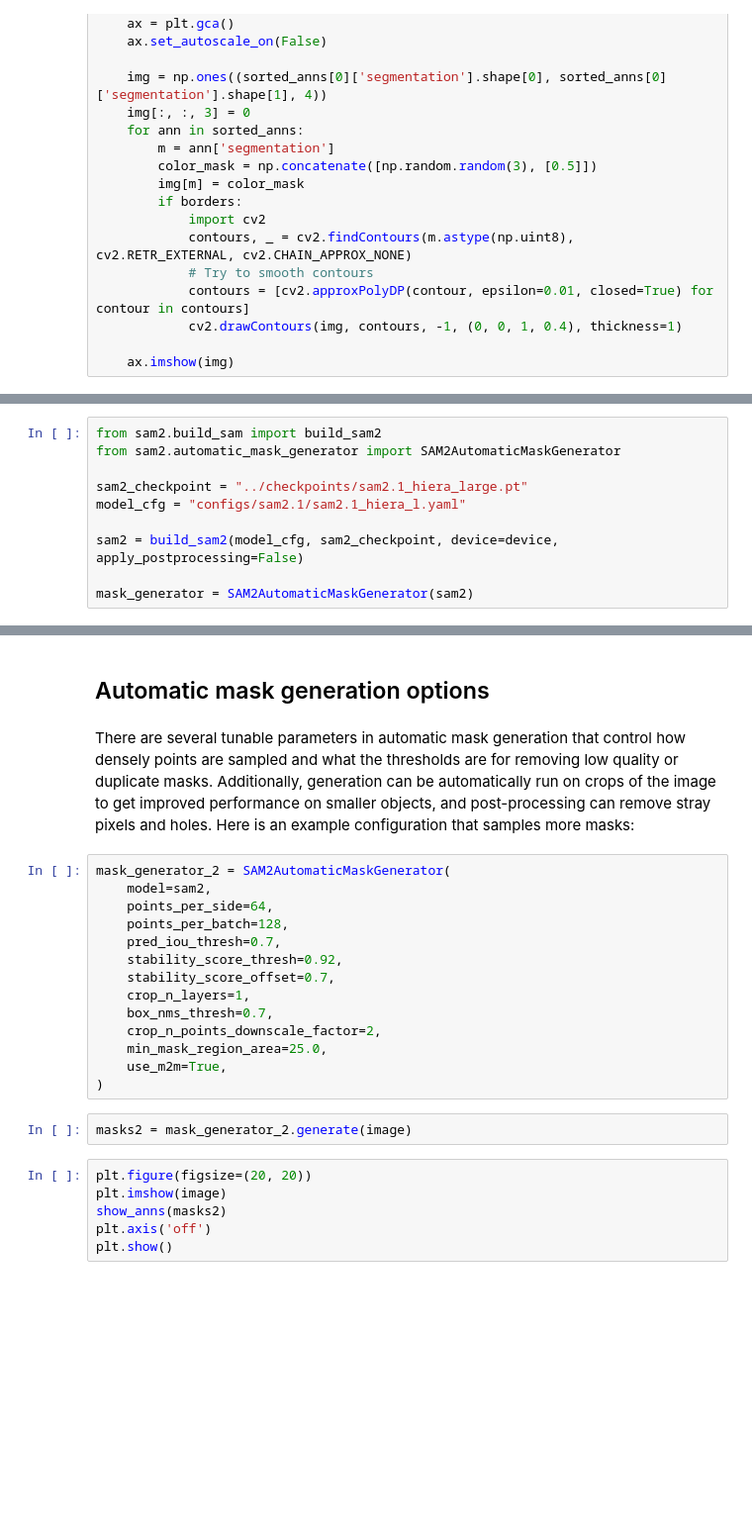
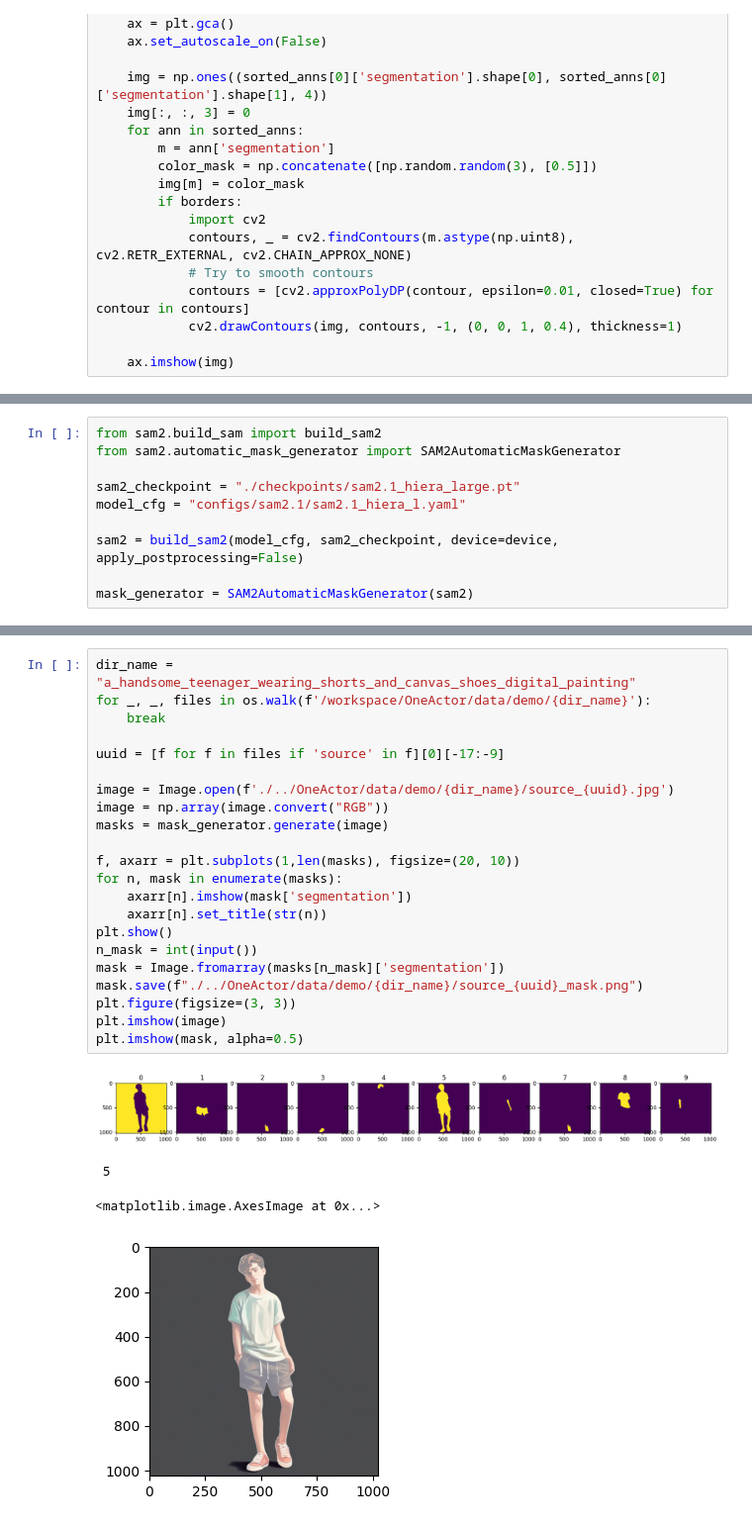
Before and after one commit to EkaterinaAdishcheva/Diploma, a Jupyter notebook: sam2/automatic_mask_generator_example.ipynb, the cells around one changed output, grey strips where cells are left out. Shown at 99% size. Drawn from its saved outputs; the diff is of its cells as text; blank space fills up the shorter version.

Commit message:
change mask

```diff
--- a/sam2/automatic_mask_generator_example.ipynb
+++ b/sam2/automatic_mask_generator_example.ipynb
@@ -134,7 +77,7 @@ To run automatic mask generation, provide a version of SAM 2 to the `SAM2Automat
 from sam2.build_sam import build_sam2
 from sam2.automatic_mask_generator import SAM2AutomaticMaskGenerator
 
-sam2_checkpoint = "../checkpoints/sam2.1_hiera_large.pt"
+sam2_checkpoint = "./checkpoints/sam2.1_hiera_large.pt"
 model_cfg = "configs/sam2.1/sam2.1_hiera_l.yaml"
 
 sam2 = build_sam2(model_cfg, sam2_checkpoint, device=device, apply_postprocessing=False)
@@ -169,26 +86,27 @@ plt.show()
-# %% [markdown]
-## Automatic mask generation options
-# %% [markdown]
-There are several tunable parameters in automatic mask generation that control how densely points are sampled and what the thresholds are for removing low quality or duplicate masks. Additionally, generation can be automatically run on crops of the image to get improved performance on smaller objects, and post-processing can remove stray pixels and holes. Here is an example configuration that samples more masks:
-# %%
-mask_generator_2 = SAM2AutomaticMaskGenerator(
-    model=sam2,
-    points_per_side=64,
-    points_per_batch=128,
-    pred_iou_thresh=0.7,
-    stability_score_thresh=0.92,
-    stability_score_offset=0.7,
-    crop_n_layers=1,
-    box_nms_thresh=0.7,
-    crop_n_points_downscale_factor=2,
-    min_mask_region_area=25.0,
-    use_m2m=True,
-)
-# %%
-masks2 = mask_generator_2.generate(image)
-# %%
-plt.figure(figsize=(20, 20))
-plt.imshow(image)
-show_anns(masks2)
-plt.axis('off')
-plt.show()
+# %%
+dir_name = "a_handsome_teenager_wearing_shorts_and_canvas_shoes_digital_painting"
+for _, _, files in os.walk(f'/workspace/OneActor/data/demo/{dir_name}'):
+    break
+
+uuid = [f for f in files if 'source' in f][0][-17:-9]
+
+image = Image.open(f'./../OneActor/data/demo/{dir_name}/source_{uuid}.jpg')
+image = np.array(image.convert("RGB"))
+masks = mask_generator.generate(image)
+
+f, axarr = plt.subplots(1,len(masks), figsize=(20, 10))
+for n, mask in enumerate(masks):
+    axarr[n].imshow(mask['segmentation'])
+    axarr[n].set_title(str(n))
+plt.show()
+n_mask = int(input())
+mask = Image.fromarray(masks[n_mask]['segmentation'])
+mask.save(f"./../OneActor/data/demo/{dir_name}/source_{uuid}_mask.png")
+plt.figure(figsize=(3, 3))
+plt.imshow(image)
+plt.imshow(mask, alpha=0.5)
+# %% [output]
+[figure, added]
+ 5
+<matplotlib.image.AxesImage at 0x...>
+[figure, added]
```
Also changed, not shown: parts of 19 cells of this notebook.
